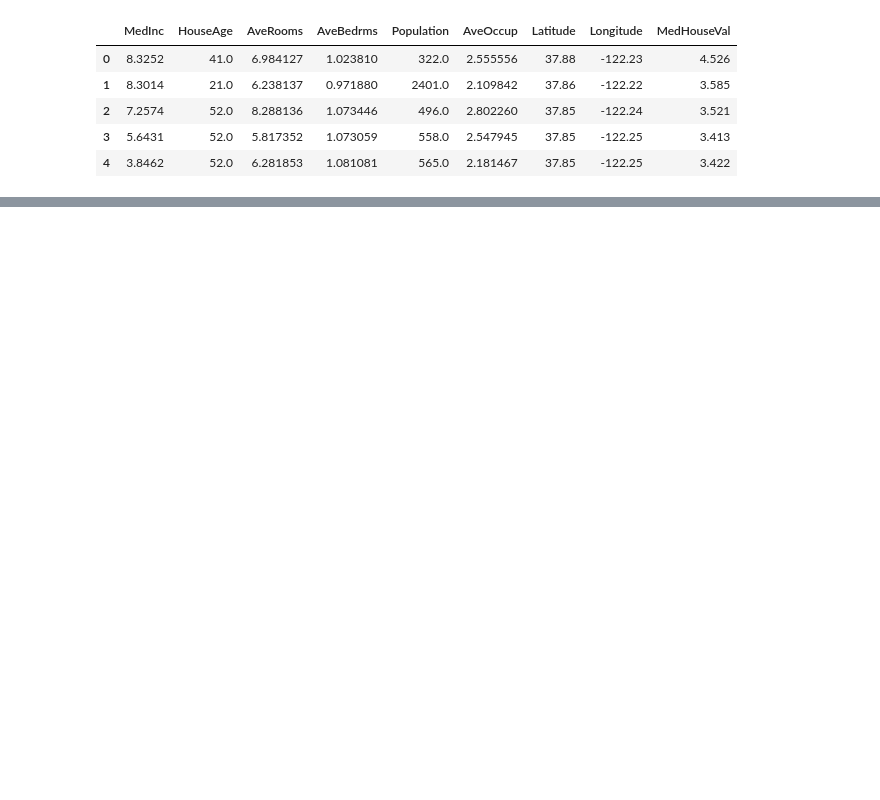
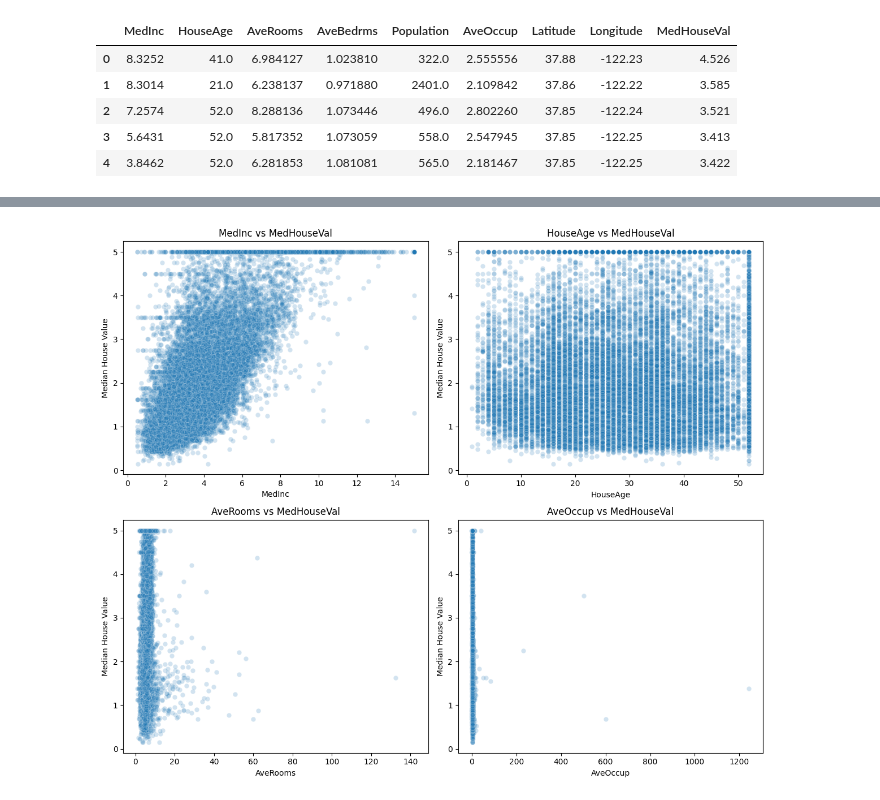
Before and after one commit to NavidAhmadiii/california-house-price-prediction, a Jupyter notebook: house_prediction.ipynb, the cells around one changed output, grey strips where cells are left out. Cells and saved outputs as stored; diff of their text form; code cells hidden in the pictures; blank space fills up the shorter version.

```diff
--- a/house_prediction.ipynb
+++ b/house_prediction.ipynb
@@ -49,0 +71,15 @@ memory usage: 1.4 MB
+# %%
+features = ['MedInc', 'HouseAge', 'AveRooms', 'AveOccup']
+fig, axes = plt.subplots(2, 2, figsize=(12,10))
+axes = axes.flatten()
+
+for i, col in enumerate(features):
+    sns.scatterplot(data=df, x=col, y='MedHouseVal', alpha=0.2, ax=axes[i])
+    axes[i].set_title(f'{col} vs MedHouseVal')
+    axes[i].set_xlabel(col)
+    axes[i].set_ylabel('Median House Value')
+
+plt.tight_layout()
+plt.show()
+# %% [output]
+[figure, added]
```
Also changed, not shown: parts of 4 cells of this notebook, 1 other file.
